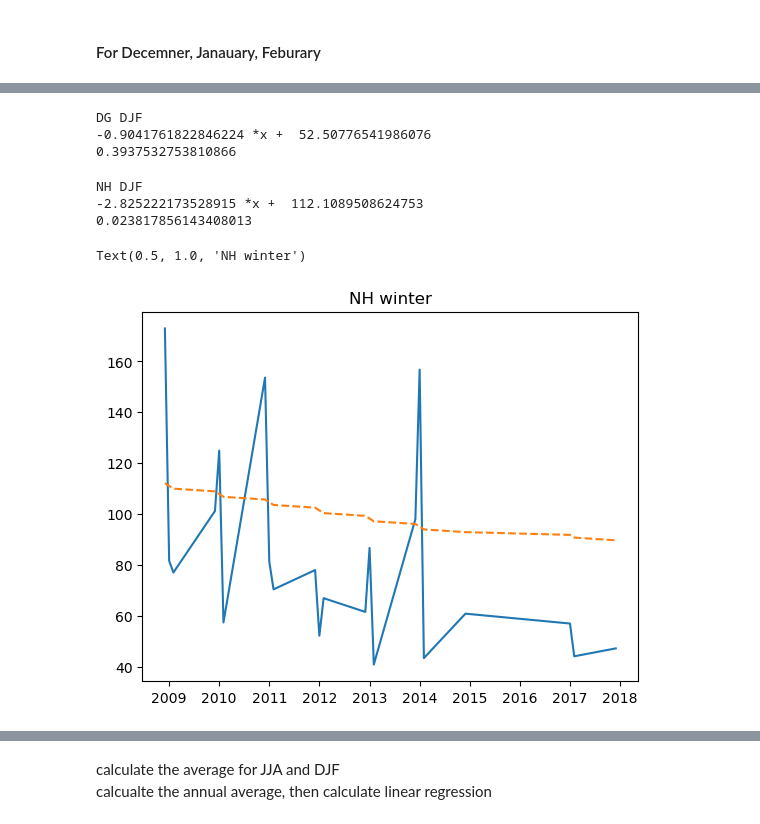
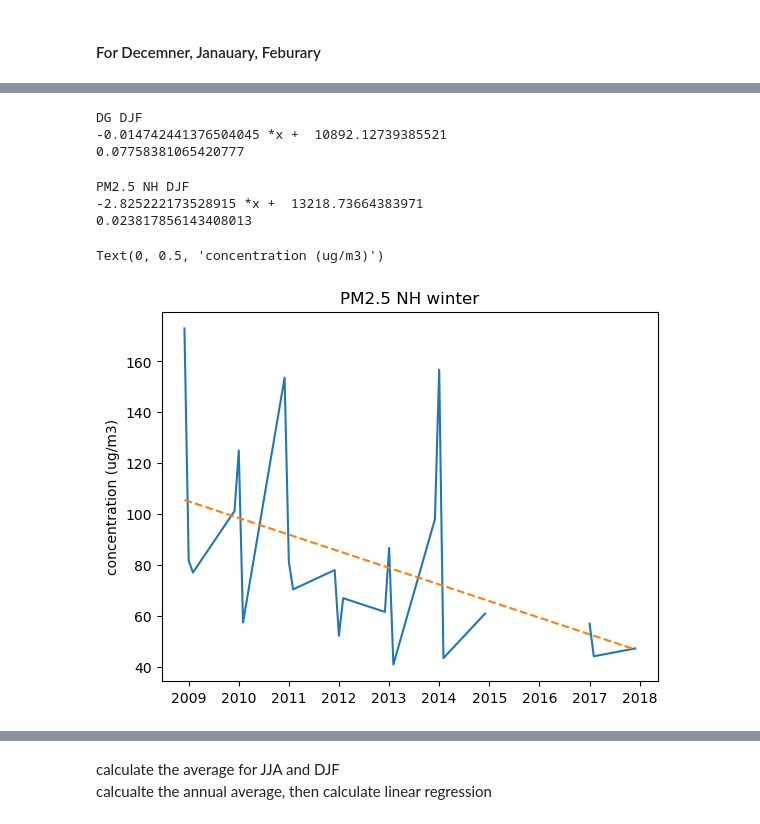
Before and after one commit to h-duan/PM, a Jupyter notebook: PM_species.ipynb, the cells around one changed output, grey strips where cells are left out. Saved outputs shown, nothing was run; the diff lists cells and outputs as text; code cells hidden in the pictures.

```diff
--- a/PM_species.ipynb
+++ b/PM_species.ipynb
@@ -1196,7 +1222,7 @@ plt.plot(speciesNH['Teflon Mass'])
 # %%
 from scipy import stats
 
-y = range(len(jjaNS))
+y = jjaNS['date'].map(pd.Timestamp.toordinal)
 slopens, intercept, r_value, p_valuens, std_err = stats.linregress(y,jjaNS['Teflon Mass'])
 
 
@@ -1213,6 +1239,6 @@ print(p_valuens)
 
 plt.plot(jjaNS['date'], jjaNS['Teflon Mass'])
 plt.plot(jjaNS['date'], lin, linestyle= '--')
-plt.title('NS summer')
+plt.title('PM2.5 NS summer')
 # %% [output]
 NS JJA
@@ -1334,8 +1415,9 @@ GZ DJF
 # %%
 from scipy import stats
-
-y = range(len(djfDG))
+# djfNH['Teflon Mass']
+y = djfDG['date'].map(pd.Timestamp.toordinal)
 slopedg, intercept, r_value, p_valuedg, std_err = stats.linregress(y,djfDG['Teflon Mass'])
+slopedg, intercept, r_value, p_valuedg, std_err = stats.linregress(yy,djfDG['Teflon Mass'])
 
 
 # reslt using linear regression
@@ -1350,5 +1432,5 @@ print(slopedg,'*x + ',intercept)
 print(p_valuedg)
 # %% [output]
 DG DJF
--0.9041761822846224 *x +  52.50776541986076
-0.3937532753810866
+-0.014742441376504045 *x +  10892.12739385521
+0.07758381065420777
@@ -1355,28 +1439,39 @@ DG DJF
 # %%
 from scipy import stats
-
 y = range(len(djfNH))
-slopenh, intercept, r_value, p_valuenh, std_err = stats.linregress(y,djfNH['Teflon Mass'])
+yy = djfNH['date'].map(pd.Timestamp.toordinal)
+#print(y)
+#print(len(djfNH['Teflon Mass']))
+slopenh, intercept, r_value, p_valuenh, std_err = linregress(y,djfNH['Teflon Mass'])
+slope, intercept, r_value, p_value, std_err = linregress(yy,djfNH['Teflon Mass'])
 
 
 # reslt using linear regression
 lin = []
-for i in y:
+for i in yy:
     lin.append(slope*i+intercept)
 
+#yy = np.linspace(2009,2018,22)
 
-plt.show()
-print('NH DJF')
+# Plot the Teflon Mass data
+#plt.figure(figsize=(10, 6))
+# # plt.plot(djfNH['date'], djfNH['Teflon Mass'], label='Teflon Mass', color='blue')
+
+# # Extend the regression line to match the dates
+# # plt.plot(djfNH['date'], lin, linestyle='--', color='red', label='Regression Line')
+# plt.show()
+print('PM2.5 NH DJF')
 print(slopenh,'*x + ',intercept)
 print(p_valuenh)
 
-# plt.plot(djfNS['date'], djfNS['Teflon Mass'])
-plt.plot(djfNH['date'], djfNH['Teflon Mass'])
-plt.plot(djfNH['date'], lin, linestyle = '--')
-plt.title('NH winter')
+plt.plot(djfNH['date'][:-3], djfNH['Teflon Mass'][:-3],color='#1f77b4')
+plt.plot(djfNH['date'][-3:], djfNH['Teflon Mass'][-3:],color='#1f77b4')
+plt.plot(djfNH['date'], lin, linestyle = '--',color='#ff7f0e')
+plt.title('PM2.5 NH winter')
+plt.ylabel('concentration (ug/m3)')
 # %% [output]
-NH DJF
--2.825222173528915 *x +  112.1089508624753
+PM2.5 NH DJF
+-2.825222173528915 *x +  13218.73664383971
 0.023817856143408013
-Text(0.5, 1.0, 'NH winter')
+Text(0, 0.5, 'concentration (ug/m3)')
-[figure, old version]
+[figure, new version]
```
Also changed, not shown: parts of 77 cells of this notebook, 1 other file.
